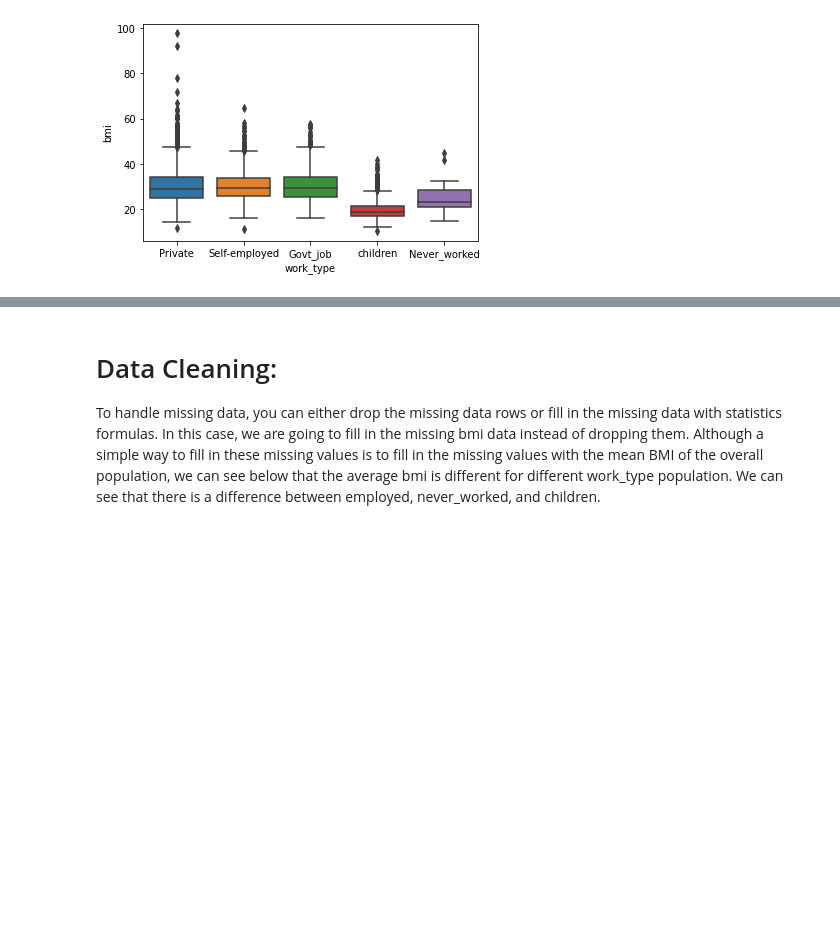
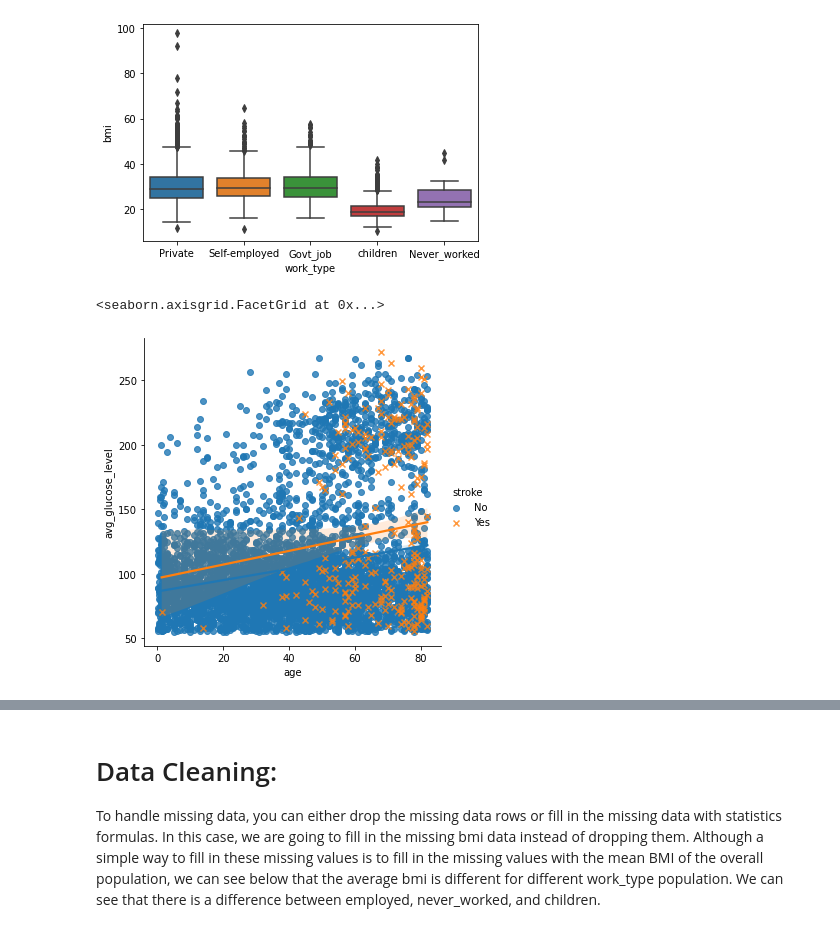
Before and after one commit to justindavin/CP468-Term-Project, a Jupyter notebook: Stroke Prediction.ipynb, the cells around one changed output, grey strips where cells are left out. Saved outputs shown, nothing was run; the diff lists cells and outputs as text; code cells hidden in the pictures; blank space fills up the shorter version.

```diff
--- a/Stroke Prediction.ipynb
+++ b/Stroke Prediction.ipynb
@@ -230,3 +233,8 @@ sns.boxplot(x='work_type', y='bmi', data=df)
 # %% [output]
 <AxesSubplot:xlabel='work_type', ylabel='bmi'>
 [figure]
+# %%
+sns.lmplot(x='age', y='avg_glucose_level', hue='stroke', data=data_eda,markers=["o", "x"])
+# %% [output]
+<seaborn.axisgrid.FacetGrid at 0x...>
+[figure, added]
```
Also changed, not shown: parts of 16 cells of this notebook.
